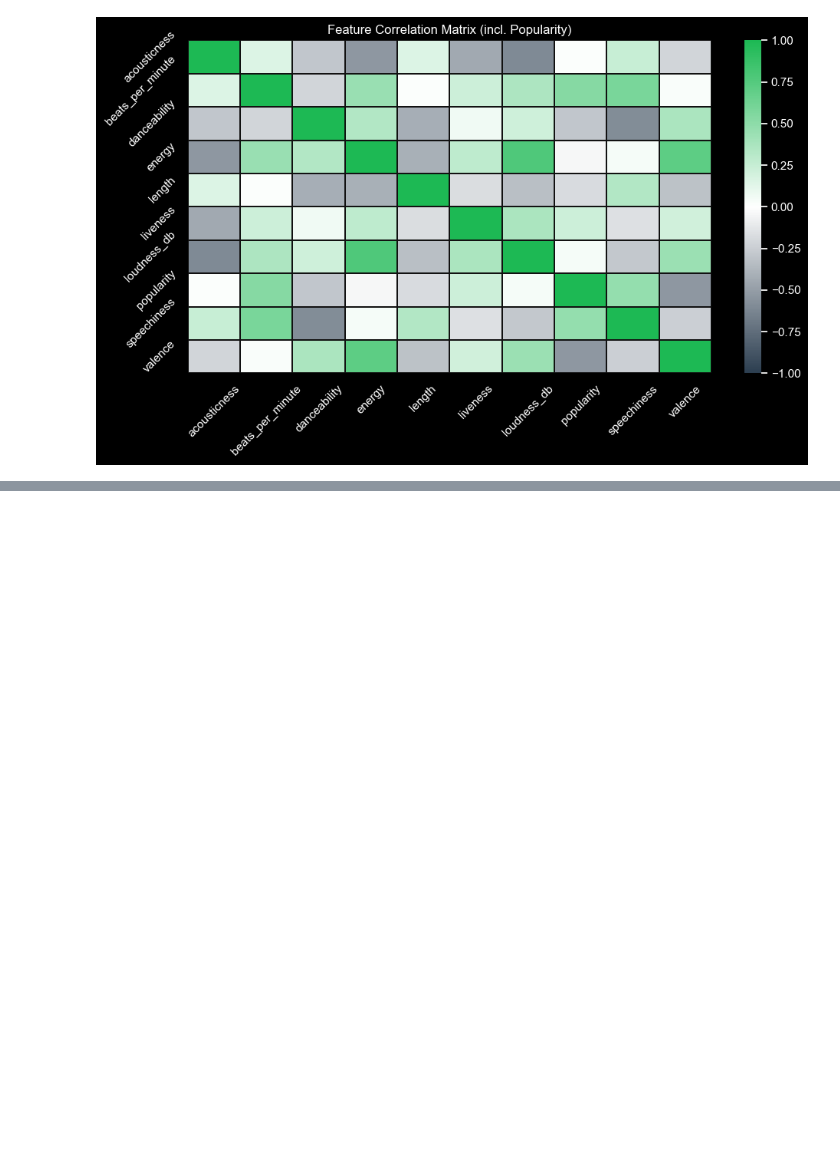
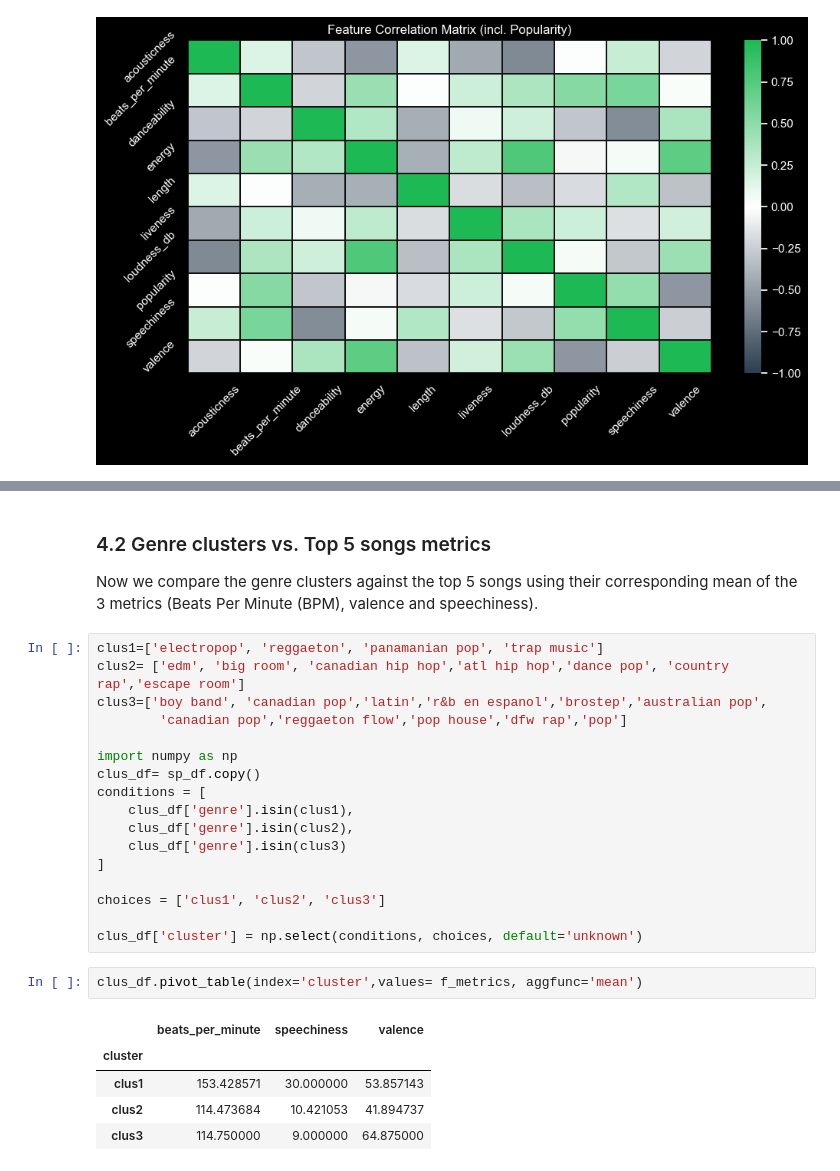
Before and after one commit to cadiyubu/Spotify_Miniproject, a Jupyter notebook: Spotify_top50_merged.ipynb, the cells around one changed output, grey strips where cells are left out. Cells and saved outputs as stored; diff of their text form; blank space fills up the shorter version.

```diff
--- a/Spotify_top50_merged.ipynb
+++ b/Spotify_top50_merged.ipynb
@@ -654,0 +603,29 @@ TBD
+# %% [markdown]
+### 4.2 Genre clusters vs. Top 5 songs metrics
+
+Now we compare the genre clusters against the top 5 songs using their corresponding mean of the 3 metrics (Beats Per Minute (BPM), valence and speechiness).
+# %%
+clus1=['electropop', 'reggaeton', 'panamanian pop', 'trap music']
+clus2= ['edm', 'big room', 'canadian hip hop','atl hip hop','dance pop', 'country rap','escape room']
+clus3=['boy band', 'canadian pop','latin','r&b en espanol','brostep','australian pop',
+        'canadian pop','reggaeton flow','pop house','dfw rap','pop']
+
+import numpy as np
+clus_df= sp_df.copy()
+conditions = [
+    clus_df['genre'].isin(clus1),
+    clus_df['genre'].isin(clus2),
+    clus_df['genre'].isin(clus3)
+]
+
+choices = ['clus1', 'clus2', 'clus3']
+
+clus_df['cluster'] = np.select(conditions, choices, default='unknown')
+# %%
+clus_df.pivot_table(index='cluster',values= f_metrics, aggfunc='mean')
+# %% [output]
+|  | beats_per_minute | speechiness | valence |
+| cluster |  |  |  |
+| clus1 | 153.428571 | 30.000000 | 53.857143 |
+| clus2 | 114.473684 | 10.421053 | 41.894737 |
+| clus3 | 114.750000 | 9.000000 | 64.875000 |
```
Also changed, not shown: parts of 26 cells of this notebook.
